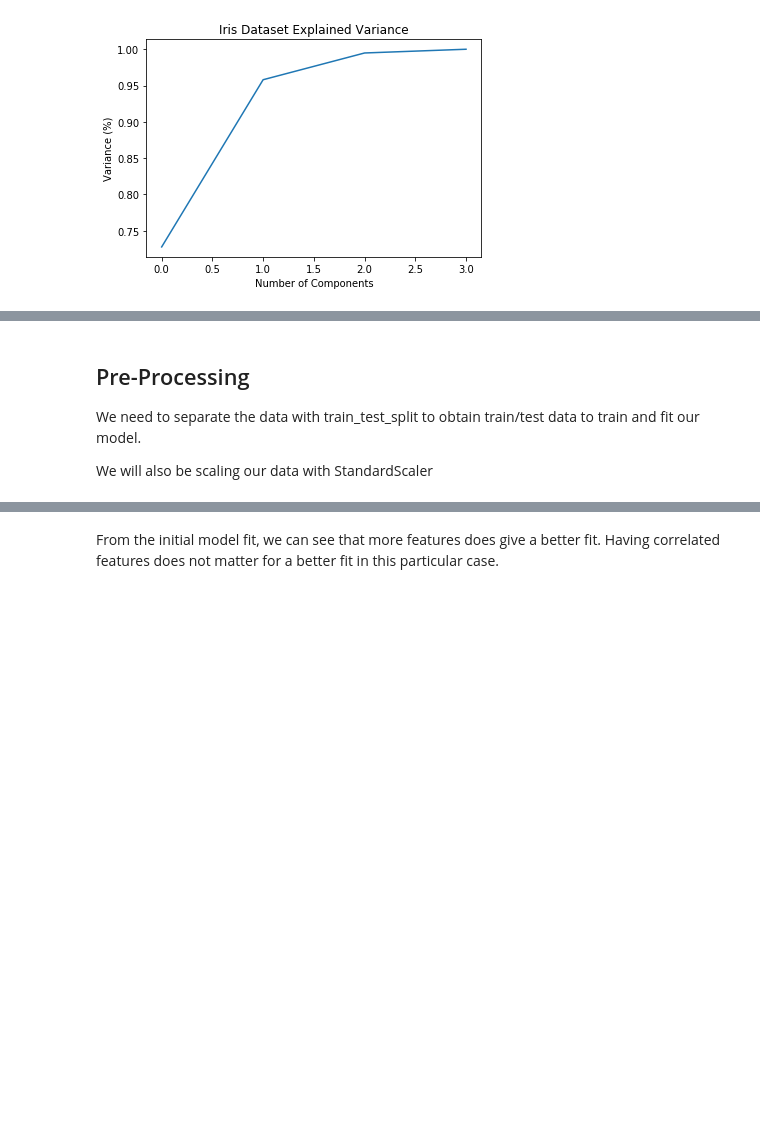
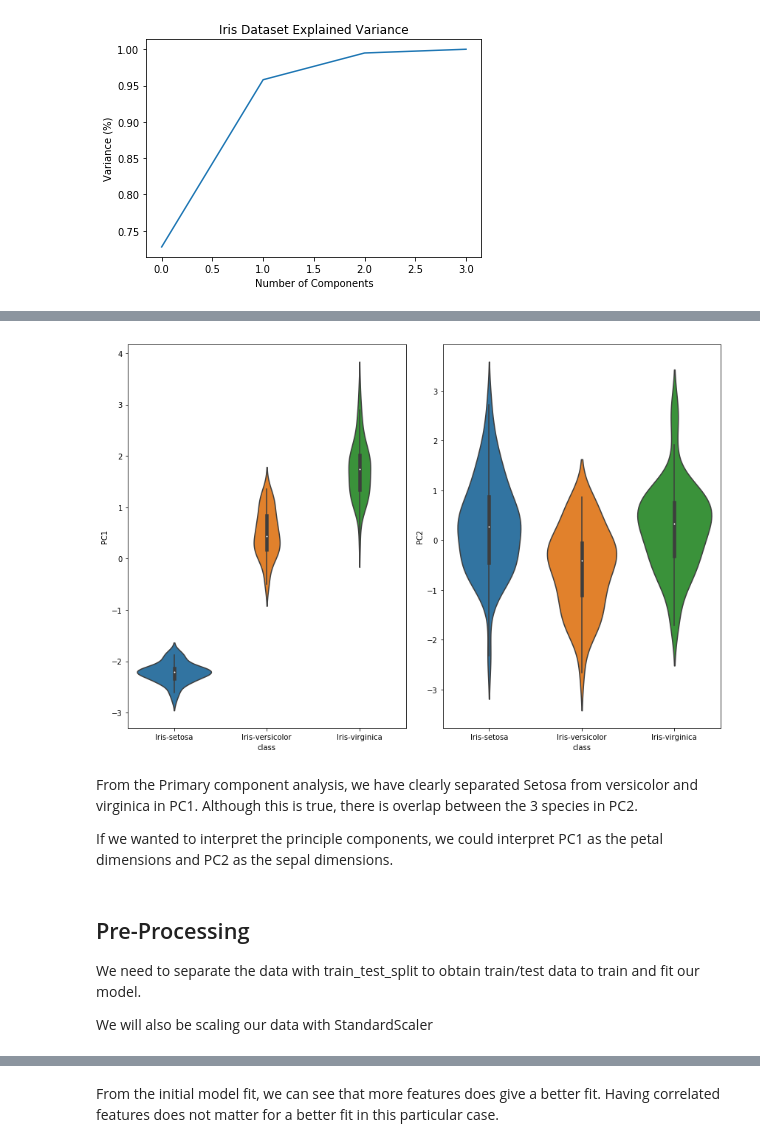
Before and after one commit to abdoniniguez/ML-Course, a Jupyter notebook: Homeworks/Iris Classification.ipynb, the cells around one changed output, grey strips where cells are left out. Cells and saved outputs as stored; diff of their text form; code cells hidden in the pictures; blank space fills up the shorter version.

```diff
--- a/Homeworks/Which Iris?.ipynb
+++ b/Homeworks/Iris Classification.ipynb
@@ -141,4 +168,17 @@ plt.show()
+# %%
+f, axes = plt.subplots(ncols=2, figsize=(12,8))
+
+for idx, rows in enumerate(axes.flat):
+    sns.violinplot(x = "class", y=PC_df.columns[idx], data=PC_df, ax=rows)
+    f.tight_layout()
+# %% [output]
+[figure, added]
+# %% [markdown]
+From the Primary component analysis, we have clearly separated Setosa from versicolor and virginica in PC1. Although this is true, there is overlap between the 3 species in PC2.
+
+If we wanted to interpret the principle components, we could interpret PC1 as the petal dimensions and PC2 as the sepal dimensions.
 # %% [markdown]
+<a id='pre'></a>
 ## Pre-Processing
 
 We need to separate the data with train_test_split to obtain train/test data to train and fit our model.
```
Also changed, not shown: parts of 41 cells of this notebook.
